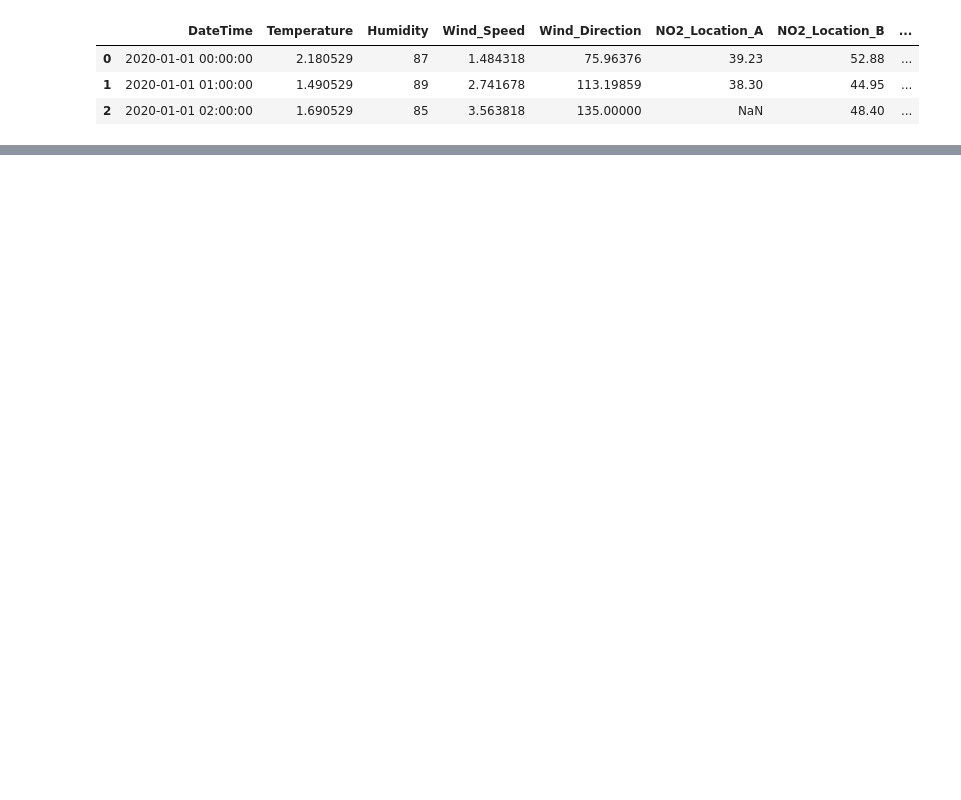
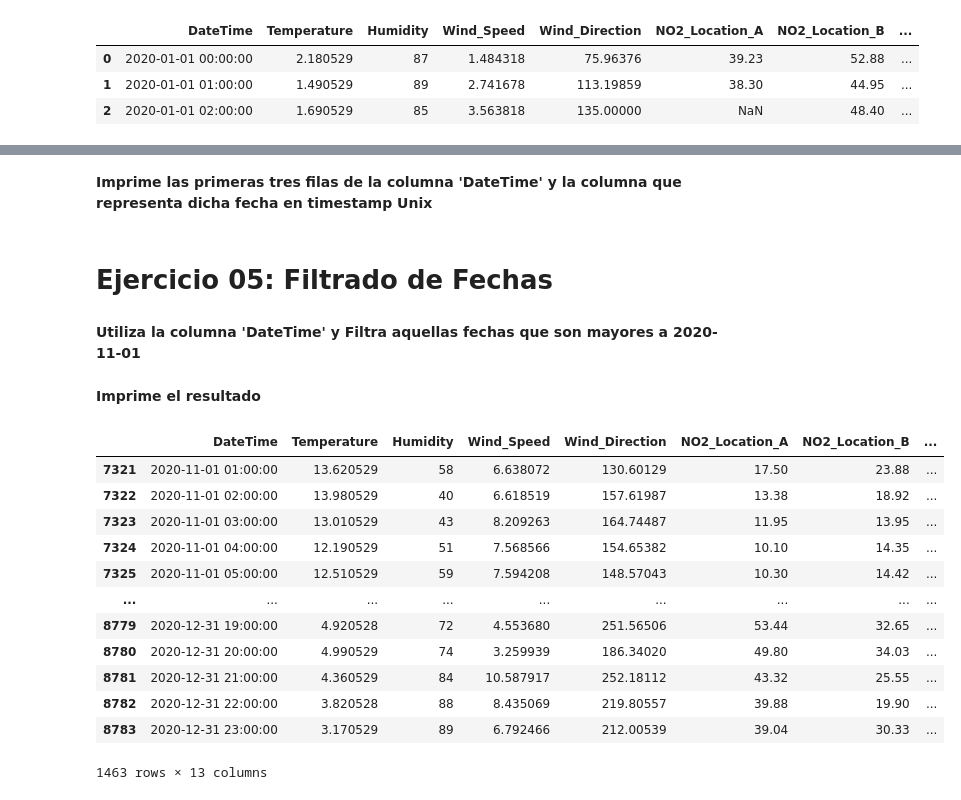
Before and after one commit to jonathanahc/Practicas, a Jupyter notebook: Práctica18_Datos_Temporales.ipynb, the cells around one changed output, grey strips where cells are left out. Saved outputs shown, nothing was run; the diff lists cells and outputs as text; code cells hidden in the pictures; blank space fills up the shorter version.

```diff
--- a/Práctica18_Datos_Temporales.ipynb
+++ b/Práctica18_Datos_Temporales.ipynb
@@ -65,0 +70,5 @@ df.head(3)
+# %%
+df['Year'] = df['DateTime'].dt.year
+df['Month'] = df['DateTime'].dt.month
+df['Day'] = df['DateTime'].dt.day
+df['Hour'] = df['DateTime'].dt.hour
@@ -65,0 +88,2 @@ df.head(3)
+# %%
+df['DateTimeNew'] = df['DateTime'] + pd.Timedelta(days=10, hours=7, minutes=15)
@@ -65,0 +113,26 @@ df.head(3)
+# %% [markdown]
+**Imprime las primeras tres filas de  la columna 'DateTime' y la columna que representa dicha fecha en timestamp Unix**
+# %% [markdown]
+# **Ejercicio 05: Filtrado de Fechas**
+# %% [markdown]
+**Utiliza la columna 'DateTime' y Filtra aquellas fechas que son mayores a 2020-11-01**
+# %%
+filtrado = df[df['DateTime'] > '2020-11-01']
+# %% [markdown]
+**Imprime el resultado**
+# %%
+filtrado
+# %% [output]
+|  | DateTime | Temperature | Humidity | Wind_Speed | Wind_Direction | NO2_Location_A | NO2_Location_B | ... |
+| 7321 | 2020-11-01 01:00:00 | 13.620529 | 58 | 6.638072 | 130.60129 | 17.50 | 23.88 | ... |
+| 7322 | 2020-11-01 02:00:00 | 13.980529 | 40 | 6.618519 | 157.61987 | 13.38 | 18.92 | ... |
+| 7323 | 2020-11-01 03:00:00 | 13.010529 | 43 | 8.209263 | 164.74487 | 11.95 | 13.95 | ... |
+| 7324 | 2020-11-01 04:00:00 | 12.190529 | 51 | 7.568566 | 154.65382 | 10.10 | 14.35 | ... |
+| 7325 | 2020-11-01 05:00:00 | 12.510529 | 59 | 7.594208 | 148.57043 | 10.30 | 14.42 | ... |
+| ... | ... | ... | ... | ... | ... | ... | ... | ... |
+| 8779 | 2020-12-31 19:00:00 | 4.920528 | 72 | 4.553680 | 251.56506 | 53.44 | 32.65 | ... |
+| 8780 | 2020-12-31 20:00:00 | 4.990529 | 74 | 3.259939 | 186.34020 | 49.80 | 34.03 | ... |
+| 8781 | 2020-12-31 21:00:00 | 4.360529 | 84 | 10.587917 | 252.18112 | 43.32 | 25.55 | ... |
+| 8782 | 2020-12-31 22:00:00 | 3.820528 | 88 | 8.435069 | 219.80557 | 39.88 | 19.90 | ... |
+| 8783 | 2020-12-31 23:00:00 | 3.170529 | 89 | 6.792466 | 212.00539 | 39.04 | 30.33 | ... |
+1463 rows × 13 columns
```
Also changed, not shown: parts of 14 cells of this notebook.
